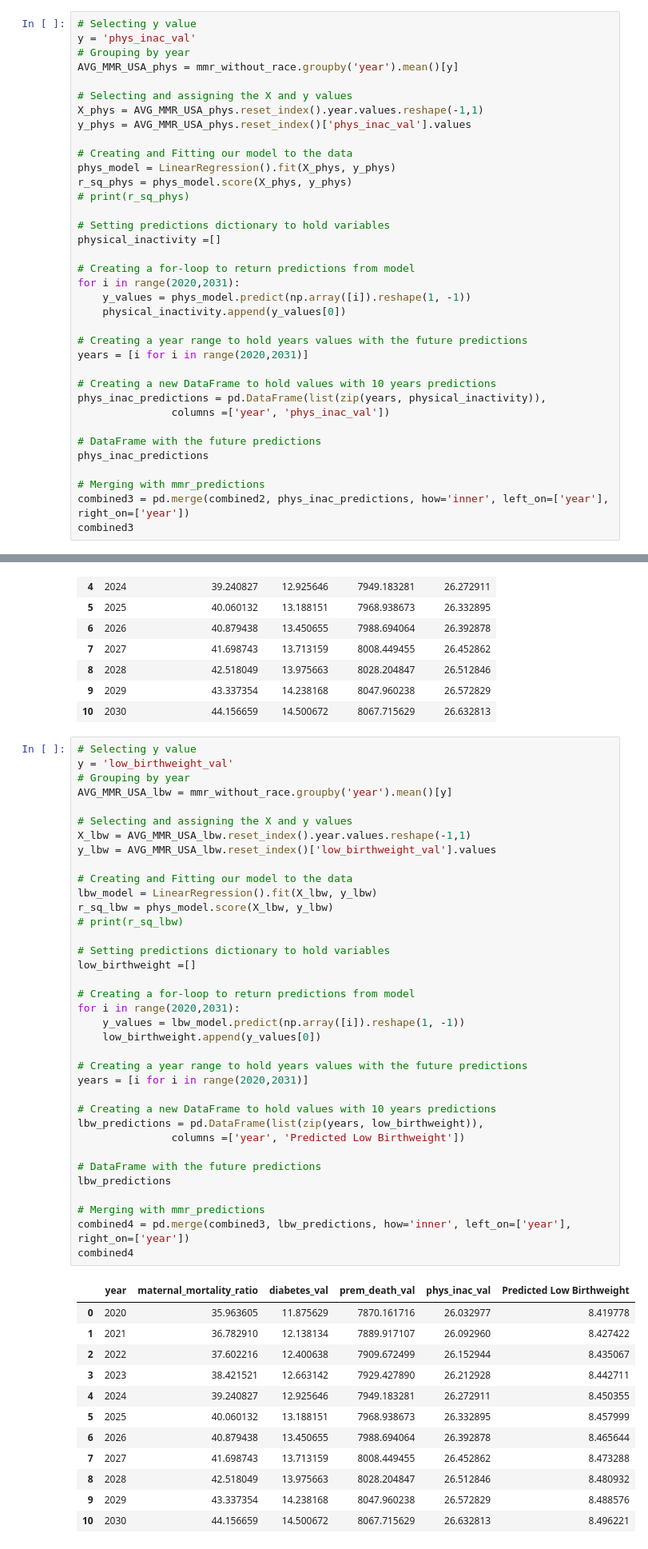
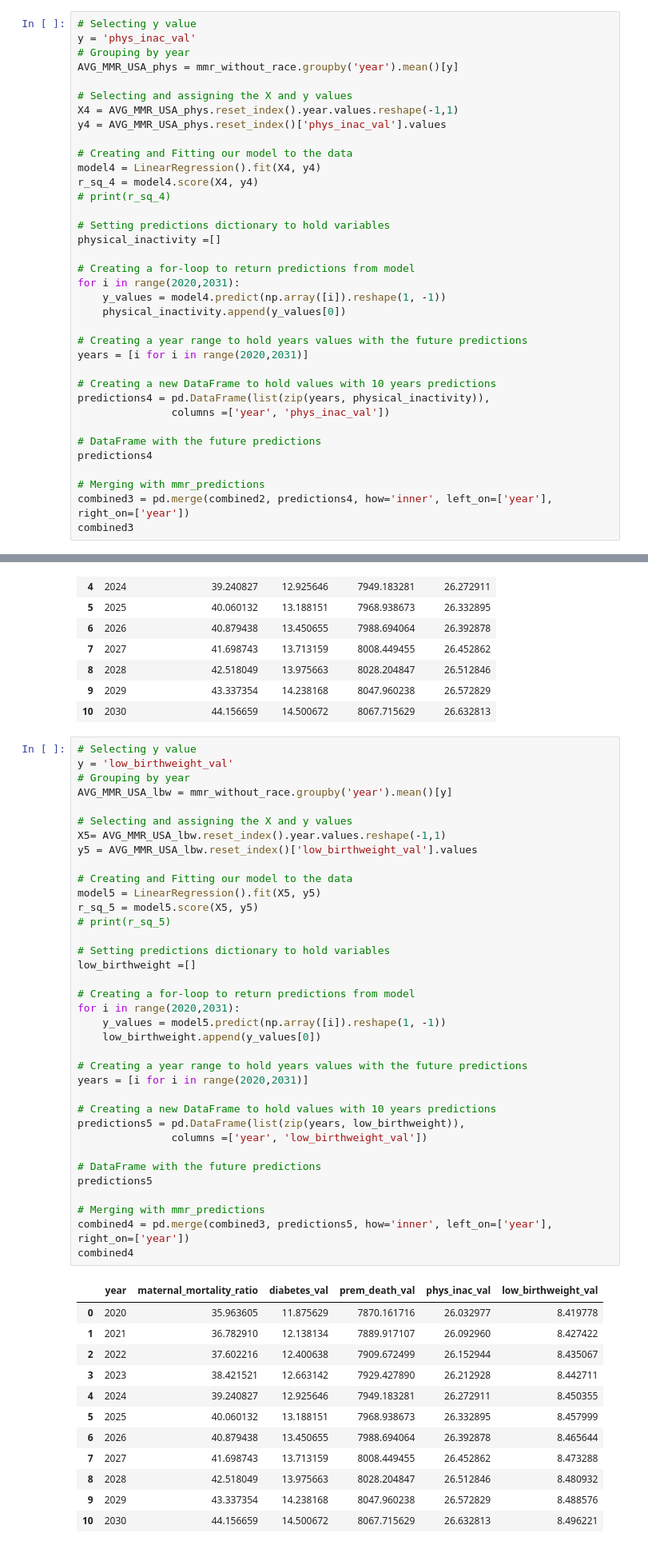
Before and after one commit to abpuccini/maternal-mortality-project, a Jupyter notebook: machine_learning/model_testing/Linear_Regression_Non_Race_Forcast_Chahnaz.ipynb, the cells around one changed output, grey strips where cells are left out. Shown at 80% size. Drawn from its saved outputs; the diff is of its cells as text.

```diff
--- a/machine_learning/model_testing/Linear_Regression_Non_Race_Forcast_Chahnaz.ipynb
+++ b/machine_learning/model_testing/Linear_Regression_Non_Race_Forcast_Chahnaz.ipynb
@@ -722,34 +705,34 @@ y = 'phys_inac_val'
 AVG_MMR_USA_phys = mmr_without_race.groupby('year').mean()[y]
 
 # Selecting and assigning the X and y values
-X_phys = AVG_MMR_USA_phys.reset_index().year.values.reshape(-1,1)
-y_phys = AVG_MMR_USA_phys.reset_index()['phys_inac_val'].values
+X4 = AVG_MMR_USA_phys.reset_index().year.values.reshape(-1,1)
+y4 = AVG_MMR_USA_phys.reset_index()['phys_inac_val'].values
 
 # Creating and Fitting our model to the data
-phys_model = LinearRegression().fit(X_phys, y_phys)
-r_sq_phys = phys_model.score(X_phys, y_phys)
-# print(r_sq_phys)
+model4 = LinearRegression().fit(X4, y4)
+r_sq_4 = model4.score(X4, y4)
+# print(r_sq_4)
 
 # Setting predictions dictionary to hold variables
 physical_inactivity =[]
 
 # Creating a for-loop to return predictions from model
 for i in range(2020,2031):
-    y_values = phys_model.predict(np.array([i]).reshape(1, -1))
+    y_values = model4.predict(np.array([i]).reshape(1, -1))
     physical_inactivity.append(y_values[0])
 
 # Creating a year range to hold years values with the future predictions
 years = [i for i in range(2020,2031)]
 
 # Creating a new DataFrame to hold values with 10 years predictions
-phys_inac_predictions = pd.DataFrame(list(zip(years, physical_inactivity)),
+predictions4 = pd.DataFrame(list(zip(years, physical_inactivity)),
                columns =['year', 'phys_inac_val'])
 
 # DataFrame with the future predictions
-phys_inac_predictions
+predictions4
 
 # Merging with mmr_predictions
-combined3 = pd.merge(combined2, phys_inac_predictions, how='inner', left_on=['year'], right_on=['year'])
+combined3 = pd.merge(combined2, predictions4, how='inner', left_on=['year'], right_on=['year'])
 combined3
 # %% [output]
 |  | year | maternal_mortality_ratio | diabetes_val | prem_death_val | phys_inac_val |
@@ -767,41 +750,41 @@ combined3
 # %%
 # Selecting y value
 y = 'low_birthweight_val'
 # Grouping by year
 AVG_MMR_USA_lbw = mmr_without_race.groupby('year').mean()[y]
 
 # Selecting and assigning the X and y values
-X_lbw = AVG_MMR_USA_lbw.reset_index().year.values.reshape(-1,1)
-y_lbw = AVG_MMR_USA_lbw.reset_index()['low_birthweight_val'].values
+X5= AVG_MMR_USA_lbw.reset_index().year.values.reshape(-1,1)
+y5 = AVG_MMR_USA_lbw.reset_index()['low_birthweight_val'].values
 
 # Creating and Fitting our model to the data
-lbw_model = LinearRegression().fit(X_lbw, y_lbw)
-r_sq_lbw = phys_model.score(X_lbw, y_lbw)
-# print(r_sq_lbw)
+model5 = LinearRegression().fit(X5, y5)
+r_sq_5 = model5.score(X5, y5)
+# print(r_sq_5)
 
 # Setting predictions dictionary to hold variables
 low_birthweight =[]
 
 # Creating a for-loop to return predictions from model
 for i in range(2020,2031):
-    y_values = lbw_model.predict(np.array([i]).reshape(1, -1))
+    y_values = model5.predict(np.array([i]).reshape(1, -1))
     low_birthweight.append(y_values[0])
 
 # Creating a year range to hold years values with the future predictions
 years = [i for i in range(2020,2031)]
 
 # Creating a new DataFrame to hold values with 10 years predictions
-lbw_predictions = pd.DataFrame(list(zip(years, low_birthweight)),
-               columns =['year', 'Predicted Low Birthweight'])
+predictions5 = pd.DataFrame(list(zip(years, low_birthweight)),
+               columns =['year', 'low_birthweight_val'])
 
 # DataFrame with the future predictions
-lbw_predictions
+predictions5
 
 # Merging with mmr_predictions
-combined4 = pd.merge(combined3, lbw_predictions, how='inner', left_on=['year'], right_on=['year'])
+combined4 = pd.merge(combined3, predictions5, how='inner', left_on=['year'], right_on=['year'])
 combined4
 # %% [output]
-|  | year | maternal_mortality_ratio | diabetes_val | prem_death_val | phys_inac_val | Predicted Low Birthweight |
+|  | year | maternal_mortality_ratio | diabetes_val | prem_death_val | phys_inac_val | low_birthweight_val |
 | 0 | 2020 | 35.963605 | 11.875629 | 7870.161716 | 26.032977 | 8.419778 |
 | 1 | 2021 | 36.782910 | 12.138134 | 7889.917107 | 26.092960 | 8.427422 |
 | 2 | 2022 | 37.602216 | 12.400638 | 7909.672499 | 26.152944 | 8.435067 |
```
Also changed, not shown: parts of 7 cells of this notebook, 1 other file.
